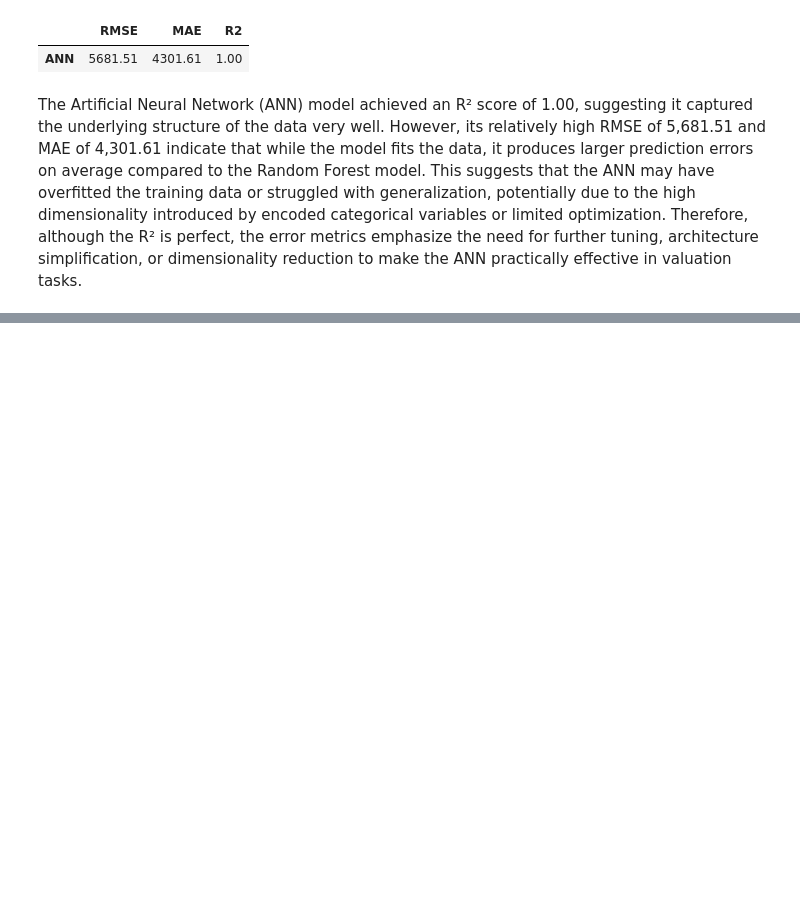
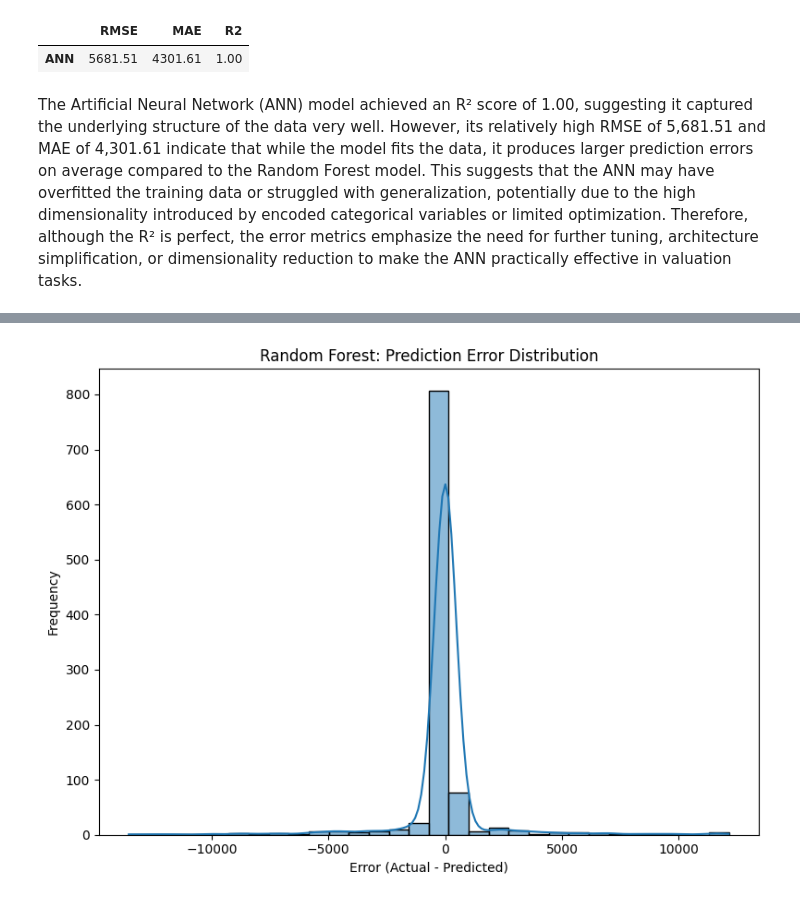
Before and after one commit to sentongo-web/valuation-task, a Jupyter notebook: valuation.ipynb, the cells around one changed output, grey strips where cells are left out. Cells and saved outputs as stored; diff of their text form; code cells hidden in the pictures; blank space fills up the shorter version.

```diff
--- a/valuation.ipynb
+++ b/valuation.ipynb
@@ -1021,0 +1051,10 @@ The Artificial Neural Network (ANN) model achieved an R² score of 1.00, suggest
+# %%
+plt.figure(figsize=(8, 6))
+sns.histplot(rf_sampled['Error'], bins=30, kde=True)
+plt.title("Random Forest: Prediction Error Distribution")
+plt.xlabel("Error (Actual - Predicted)")
+plt.ylabel("Frequency")
+plt.tight_layout()
+plt.show()
+# %% [output]
+[figure, added]
```
Also changed, not shown: parts of 6 cells of this notebook, 2 other files.
